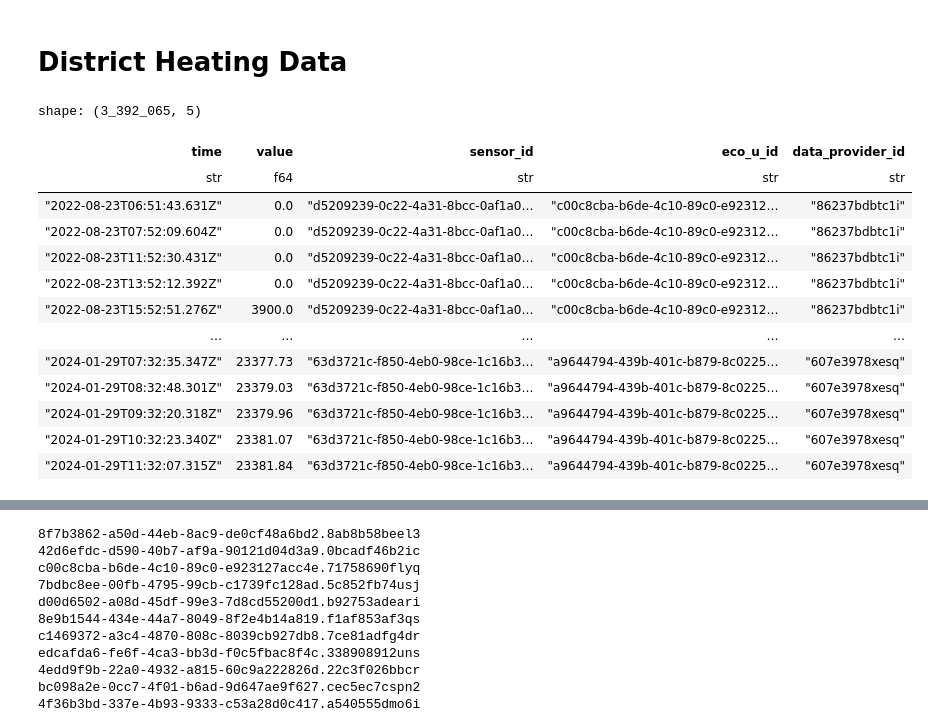
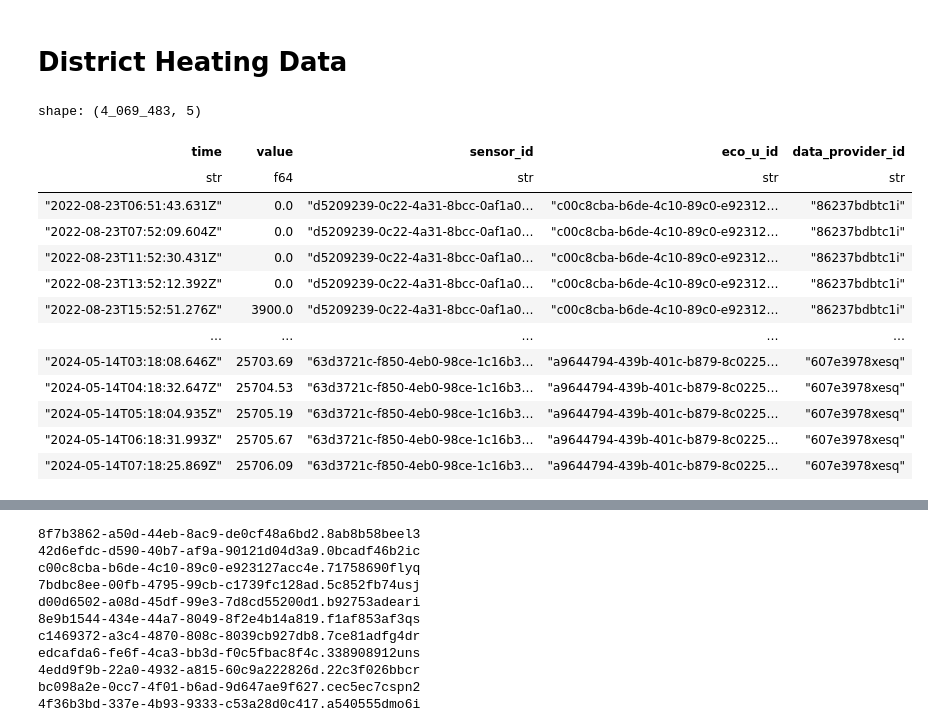
Before and after one commit to marja-w/energy-forecast-benchmark, a Jupyter notebook: notebooks/1.0-mw-dh-data.ipynb, the cells around one changed output, grey strips where cells are left out. Drawn from its saved outputs; the diff is of its cells as text; code cells hidden in the pictures.

```diff
--- a/notebooks/1.0-mw-dh-data.ipynb
+++ b/notebooks/1.0-mw-dh-data.ipynb
@@ -12,24 +10,25 @@ from src.energy_forecast.config import RAW_DATA_DIR
 # %%
-dh_data_folder = RAW_DATA_DIR / "district_heating_data"
+dh_data_folder = DATA_DIR / "district_heating_data"
 dh_data_folder_merge = dh_data_folder / "data"
 dh_data_folder_first_part = dh_data_folder / "2024_01_29 Projekt KI-FW Data Export (2022_08-2024_01_29)" / "data"
 dh_data_folder_second_part = dh_data_folder / "2024_05_14 Projekt KI-FW Data Export (2024_02_08-2024_05_14)"
-file_path = dh_data_folder_first_part / "dump.csv"
+file_path_dump_1 = dh_data_folder_first_part / "dump.csv"
+file_path_dump_2 = dh_data_folder_second_part / "dump.csv"
 # %%
-df = pl.read_csv(file_path)
+df = pl.scan_csv([file_path_dump_1, file_path_dump_2]).collect()
 df
 # %% [output]
-shape: (3_392_065, 5)
+shape: (4_069_483, 5)
 | time | value | sensor_id | eco_u_id | data_provider_id |
 | str | f64 | str | str | str |
 | "2022-08-23T06:51:43.631Z" | 0.0 | "d5209239-0c22-4a31-8bcc-0af1a0… | "c00c8cba-b6de-4c10-89c0-e92312… | "86237bdbtc1i" |
 | "2022-08-23T07:52:09.604Z" | 0.0 | "d5209239-0c22-4a31-8bcc-0af1a0… | "c00c8cba-b6de-4c10-89c0-e92312… | "86237bdbtc1i" |
 | "2022-08-23T11:52:30.431Z" | 0.0 | "d5209239-0c22-4a31-8bcc-0af1a0… | "c00c8cba-b6de-4c10-89c0-e92312… | "86237bdbtc1i" |
 | "2022-08-23T13:52:12.392Z" | 0.0 | "d5209239-0c22-4a31-8bcc-0af1a0… | "c00c8cba-b6de-4c10-89c0-e92312… | "86237bdbtc1i" |
 | "2022-08-23T15:52:51.276Z" | 3900.0 | "d5209239-0c22-4a31-8bcc-0af1a0… | "c00c8cba-b6de-4c10-89c0-e92312… | "86237bdbtc1i" |
 | … | … | … | … | … |
-| "2024-01-29T07:32:35.347Z" | 23377.73 | "63d3721c-f850-4eb0-98ce-1c16b3… | "a9644794-439b-401c-b879-8c0225… | "607e3978xesq" |
-| "2024-01-29T08:32:48.301Z" | 23379.03 | "63d3721c-f850-4eb0-98ce-1c16b3… | "a9644794-439b-401c-b879-8c0225… | "607e3978xesq" |
-| "2024-01-29T09:32:20.318Z" | 23379.96 | "63d3721c-f850-4eb0-98ce-1c16b3… | "a9644794-439b-401c-b879-8c0225… | "607e3978xesq" |
-| "2024-01-29T10:32:23.340Z" | 23381.07 | "63d3721c-f850-4eb0-98ce-1c16b3… | "a9644794-439b-401c-b879-8c0225… | "607e3978xesq" |
-| "2024-01-29T11:32:07.315Z" | 23381.84 | "63d3721c-f850-4eb0-98ce-1c16b3… | "a9644794-439b-401c-b879-8c0225… | "607e3978xesq" |
+| "2024-05-14T03:18:08.646Z" | 25703.69 | "63d3721c-f850-4eb0-98ce-1c16b3… | "a9644794-439b-401c-b879-8c0225… | "607e3978xesq" |
+| "2024-05-14T04:18:32.647Z" | 25704.53 | "63d3721c-f850-4eb0-98ce-1c16b3… | "a9644794-439b-401c-b879-8c0225… | "607e3978xesq" |
+| "2024-05-14T05:18:04.935Z" | 25705.19 | "63d3721c-f850-4eb0-98ce-1c16b3… | "a9644794-439b-401c-b879-8c0225… | "607e3978xesq" |
+| "2024-05-14T06:18:31.993Z" | 25705.67 | "63d3721c-f850-4eb0-98ce-1c16b3… | "a9644794-439b-401c-b879-8c0225… | "607e3978xesq" |
+| "2024-05-14T07:18:25.869Z" | 25706.09 | "63d3721c-f850-4eb0-98ce-1c16b3… | "a9644794-439b-401c-b879-8c0225… | "607e3978xesq" |
```
Also changed, not shown: parts of 31 cells of this notebook.
